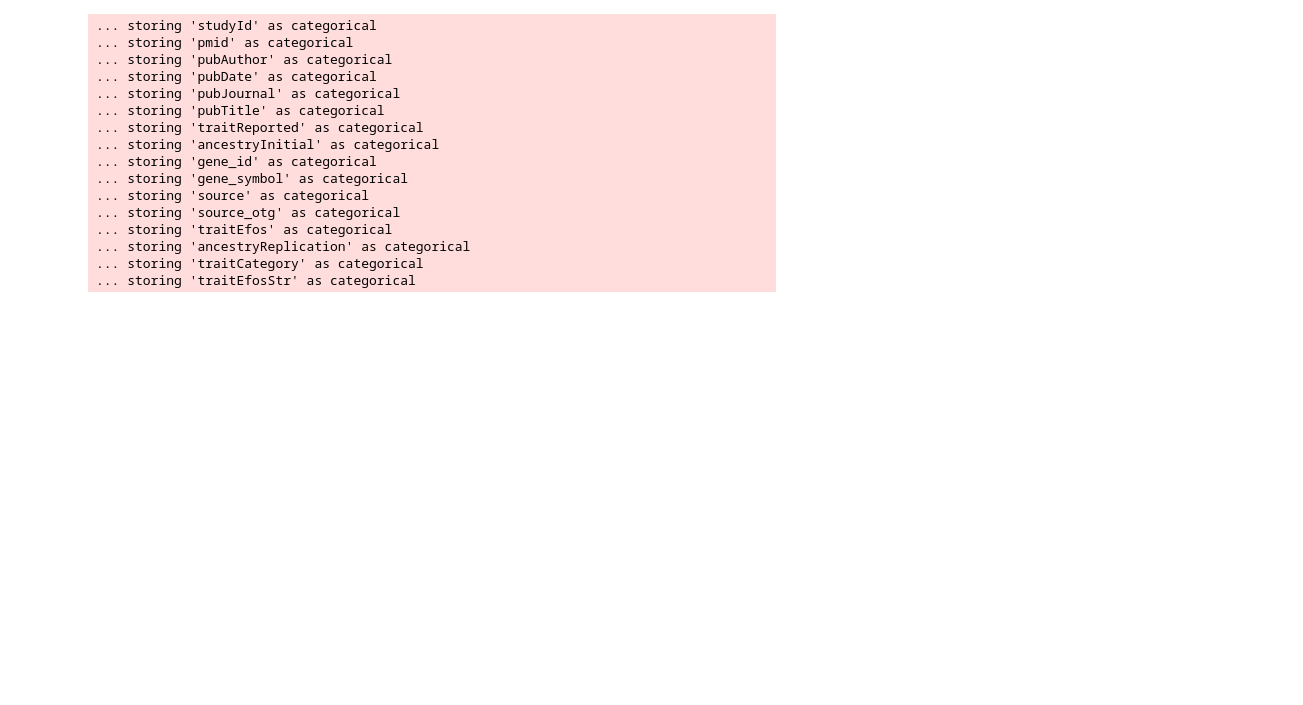
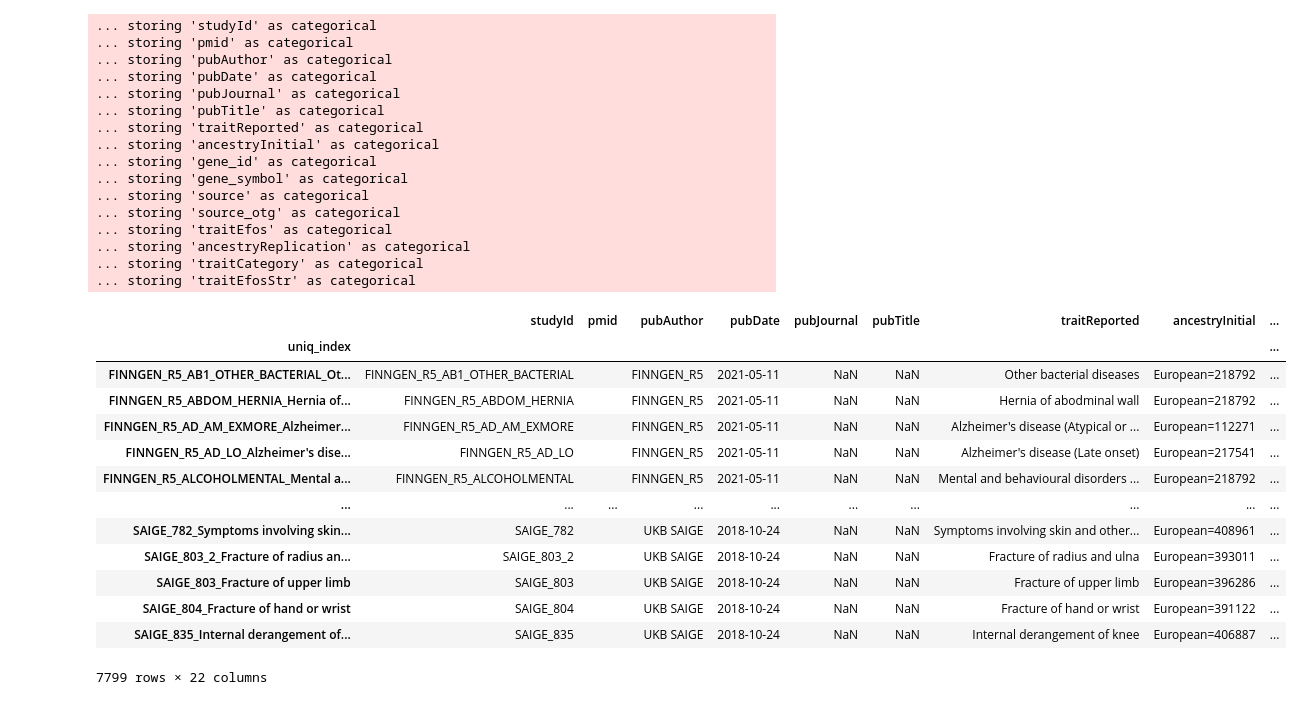
Before and after one commit to gokceneraslan/opentargets-genetics-python, a Jupyter notebook: 02-Make a GWAS anndata.ipynb, the cells around one changed output. Saved outputs shown, nothing was run; the diff lists cells and outputs as text; code cells hidden in the pictures; blank space fills up the shorter version.

Commit message:
Convert non-string types to string in adata.obs

```diff
--- a/02-Make a GWAS anndata.ipynb
+++ b/02-Make a GWAS anndata.ipynb
@@ -461,9 +448,9 @@ adata.obs.nReplication = adata.obs.nReplication.astype(float)
 # %%
-sequence_columns = ['ancestryInitial', 'gene_id', 'gene_symbol', 'traitEfos', 'ancestryReplication']
+sequence_columns = ['ancestryInitial', 'traitEfos', 'ancestryReplication', 'gene_id', 'gene_symbol']
 
 for x in sequence_columns:
     print(x)
-    adata.obs[x] = [','.join([str(y) for y in x]) if isinstance(x, list) else '' for x in adata.obs[x]]
+    adata.obs[x] = [','.join([str(y) for y in x]) if isinstance(x, (list, tuple)) else '' for x in adata.obs[x]]
 
 adata.obs.drop(columns=['variant_gene_id_pairs', 'variant_gene_symbol_pairs', 'variant_V2G_id', 'variant_V2G_symbol'], inplace=True)
 # %% [output]
@@ -491,3 +478,20 @@ adata.write('data/otg-gwascat-20210816.h5ad')
 ... storing 'ancestryReplication' as categorical
 ... storing 'traitCategory' as categorical
 ... storing 'traitEfosStr' as categorical
+# %%
+adata.obs
+# %% [output]
+|  | studyId | pmid | pubAuthor | pubDate | pubJournal | pubTitle | traitReported | ancestryInitial | ... |
+| uniq_index |  |  |  |  |  |  |  |  | ... |
+| FINNGEN_R5_AB1_OTHER_BACTERIAL_Ot... | FINNGEN_R5_AB1_OTHER_BACTERIAL |  | FINNGEN_R5 | 2021-05-11 | NaN | NaN | Other bacterial diseases | European=218792 | ... |
+| FINNGEN_R5_ABDOM_HERNIA_Hernia of... | FINNGEN_R5_ABDOM_HERNIA |  | FINNGEN_R5 | 2021-05-11 | NaN | NaN | Hernia of abodminal wall | European=218792 | ... |
+| FINNGEN_R5_AD_AM_EXMORE_Alzheimer... | FINNGEN_R5_AD_AM_EXMORE |  | FINNGEN_R5 | 2021-05-11 | NaN | NaN | Alzheimer's disease (Atypical or ... | European=112271 | ... |
+| FINNGEN_R5_AD_LO_Alzheimer's dise... | FINNGEN_R5_AD_LO |  | FINNGEN_R5 | 2021-05-11 | NaN | NaN | Alzheimer's disease (Late onset) | European=217541 | ... |
+| FINNGEN_R5_ALCOHOLMENTAL_Mental a... | FINNGEN_R5_ALCOHOLMENTAL |  | FINNGEN_R5 | 2021-05-11 | NaN | NaN | Mental and behavioural disorders ... | European=218792 | ... |
+| ... | ... | ... | ... | ... | ... | ... | ... | ... | ... |
+| SAIGE_782_Symptoms involving skin... | SAIGE_782 |  | UKB SAIGE | 2018-10-24 | NaN | NaN | Symptoms involving skin and other... | European=408961 | ... |
+| SAIGE_803_2_Fracture of radius an... | SAIGE_803_2 |  | UKB SAIGE | 2018-10-24 | NaN | NaN | Fracture of radius and ulna | European=393011 | ... |
+| SAIGE_803_Fracture of upper limb | SAIGE_803 |  | UKB SAIGE | 2018-10-24 | NaN | NaN | Fracture of upper limb | European=396286 | ... |
+| SAIGE_804_Fracture of hand or wrist | SAIGE_804 |  | UKB SAIGE | 2018-10-24 | NaN | NaN | Fracture of hand or wrist | European=391122 | ... |
+| SAIGE_835_Internal derangement of... | SAIGE_835 |  | UKB SAIGE | 2018-10-24 | NaN | NaN | Internal derangement of knee | European=406887 | ... |
+7799 rows × 22 columns
```
Also changed, not shown: parts of 17 cells of this notebook, 1 other file.
